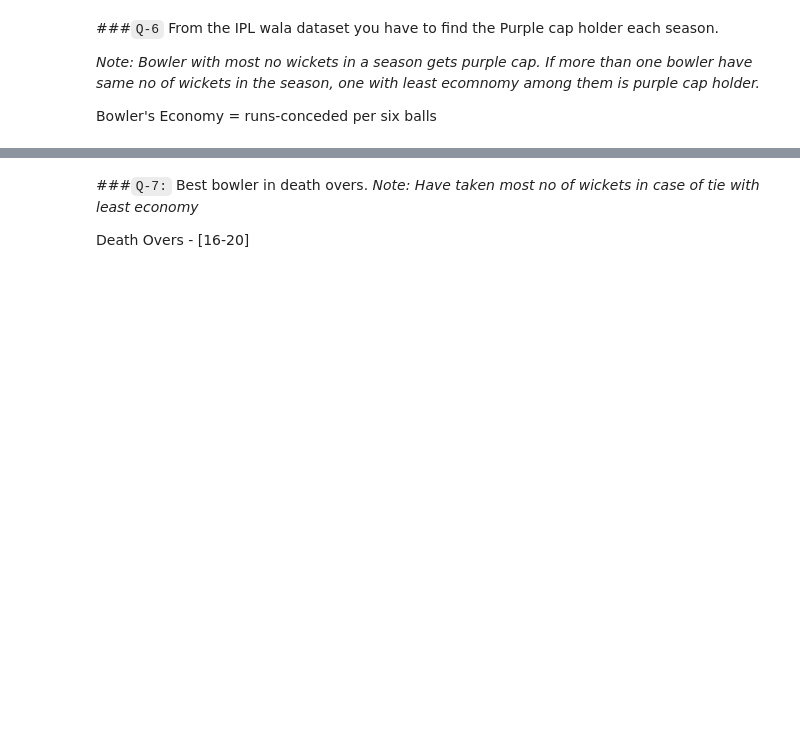
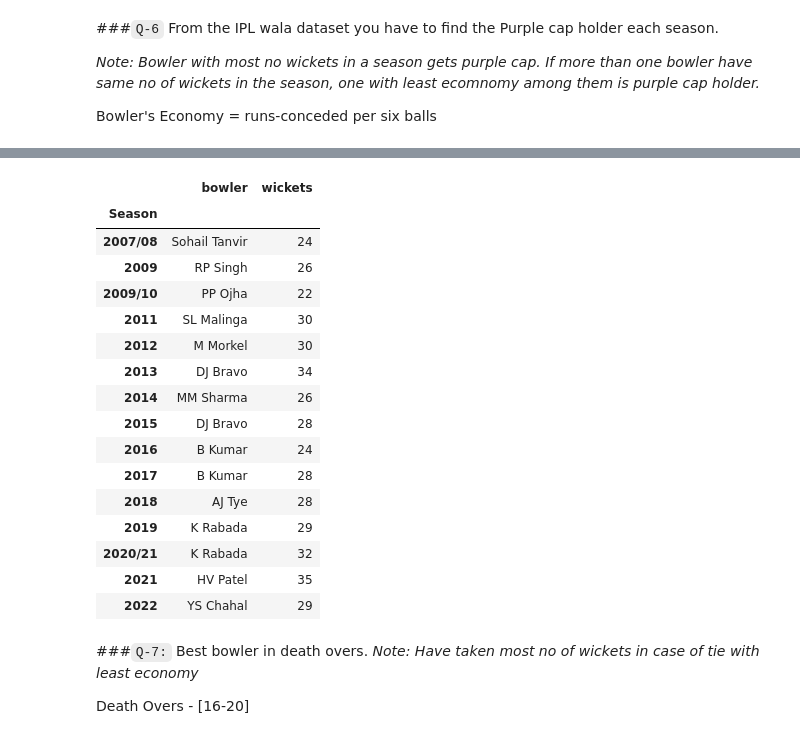
Before and after one commit to GarimaBansal535/Pandas, a Jupyter notebook: Task/session_20_task.ipynb, the cells around one changed output, grey strips where cells are left out. Saved outputs shown, nothing was run; the diff lists cells and outputs as text; code cells hidden in the pictures; blank space fills up the shorter version.

```diff
--- a/Task/session_20_task.ipynb
+++ b/Task/session_20_task.ipynb
@@ -93,0 +141,3 @@ Bowler's Economy = runs-conceded per six balls
+# %%
+ipl=pd.read_csv('IPL_Ball_by_Ball_2008_2022.csv')
+ipl.head(2)
@@ -93,0 +164,4 @@ Bowler's Economy = runs-conceded per six balls
+# %%
+ipl = ipl.merge(Matchs[['ID', 'Season']], on='ID')
+
+ipl.head(2)
@@ -94,3 +172,24 @@ Bowler's Economy = runs-conceded per six balls
+# %%
+df=ipl[ipl['isWicketDelivery']==1].groupby(['Season','bowler'])['isWicketDelivery'].count().reset_index(name='wickets').sort_values(by=['Season', 'wickets'],ascending=False)
+df.groupby('Season').first()
+# %% [output]
+|  | bowler | wickets |
+| Season |  |  |
+| 2007/08 | Sohail Tanvir | 24 |
+| 2009 | RP Singh | 26 |
+| 2009/10 | PP Ojha | 22 |
+| 2011 | SL Malinga | 30 |
+| 2012 | M Morkel | 30 |
+| 2013 | DJ Bravo | 34 |
+| 2014 | MM Sharma | 26 |
+| 2015 | DJ Bravo | 28 |
+| 2016 | B Kumar | 24 |
+| 2017 | B Kumar | 28 |
+| 2018 | AJ Tye | 28 |
+| 2019 | K Rabada | 29 |
+| 2020/21 | K Rabada | 32 |
+| 2021 | HV Patel | 35 |
+| 2022 | YS Chahal | 29 |
 # %% [markdown]
 ###`Q-7:` Best bowler in death overs.
 *Note: Have taken most no of wickets in case of tie with least economy*
```
Also changed, not shown: parts of 48 cells of this notebook, 11 other files.
